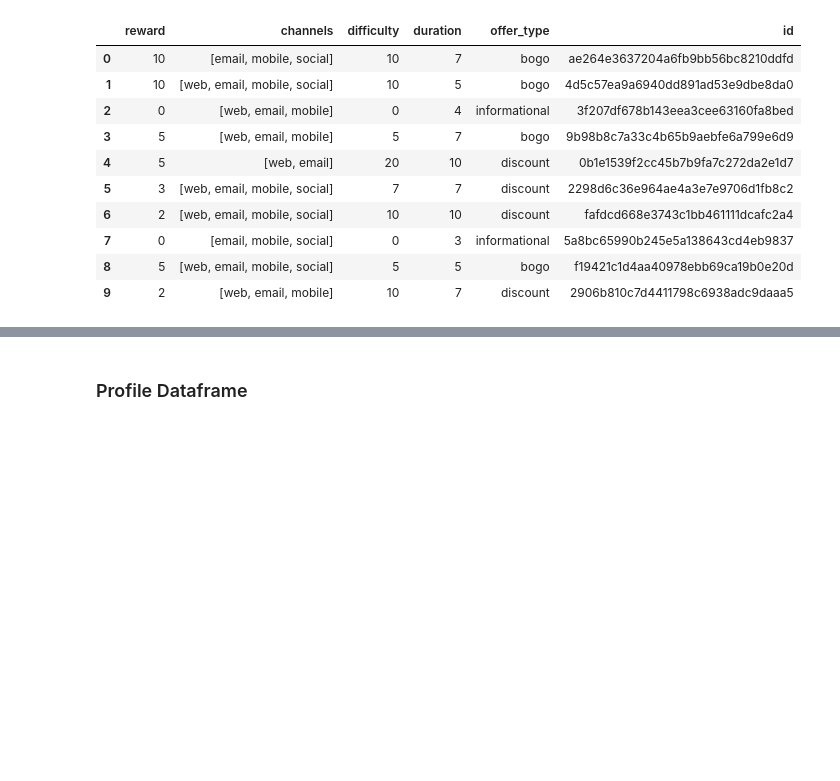
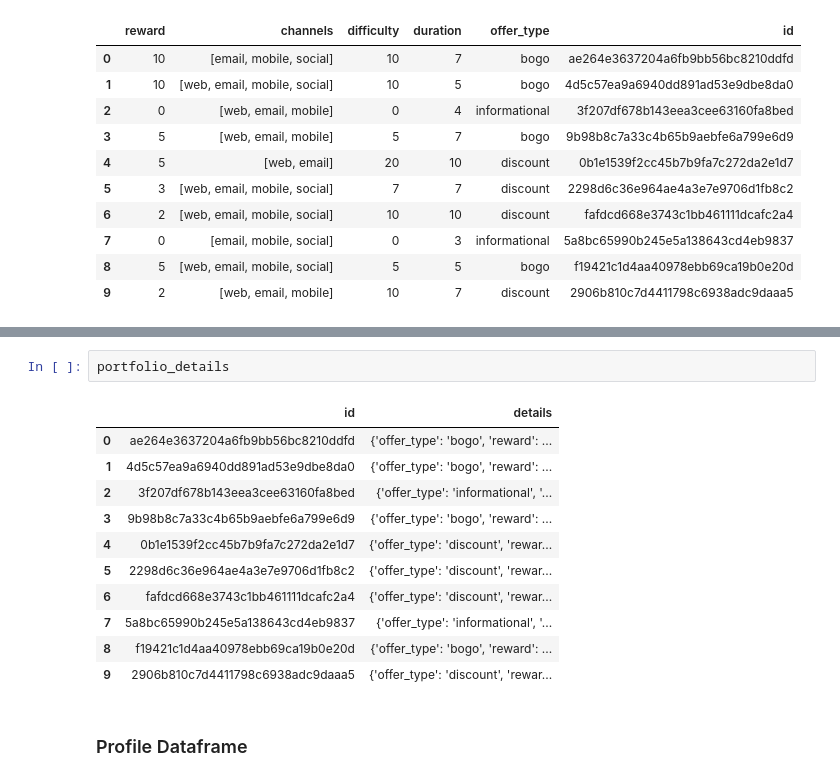
Before and after one commit to atrgz/starbucks_capstone, a Jupyter notebook: Starbucks_Capstone_notebook.ipynb, the cells around one changed output, grey strips where cells are left out. Drawn from its saved outputs; the diff is of its cells as text; blank space fills up the shorter version.

```diff
--- a/Starbucks_Capstone_notebook.ipynb
+++ b/Starbucks_Capstone_notebook.ipynb
@@ -78,3 +75,17 @@ portfolio
+# %%
+portfolio_details
+# %% [output]
+|  | id | details |
+| 0 | ae264e3637204a6fb9bb56bc8210ddfd | {'offer_type': 'bogo', 'reward': ... |
+| 1 | 4d5c57ea9a6940dd891ad53e9dbe8da0 | {'offer_type': 'bogo', 'reward': ... |
+| 2 | 3f207df678b143eea3cee63160fa8bed | {'offer_type': 'informational', '... |
+| 3 | 9b98b8c7a33c4b65b9aebfe6a799e6d9 | {'offer_type': 'bogo', 'reward': ... |
+| 4 | 0b1e1539f2cc45b7b9fa7c272da2e1d7 | {'offer_type': 'discount', 'rewar... |
+| 5 | 2298d6c36e964ae4a3e7e9706d1fb8c2 | {'offer_type': 'discount', 'rewar... |
+| 6 | fafdcd668e3743c1bb461111dcafc2a4 | {'offer_type': 'discount', 'rewar... |
+| 7 | 5a8bc65990b245e5a138643cd4eb9837 | {'offer_type': 'informational', '... |
+| 8 | f19421c1d4aa40978ebb69ca19b0e20d | {'offer_type': 'bogo', 'reward': ... |
+| 9 | 2906b810c7d4411798c6938adc9daaa5 | {'offer_type': 'discount', 'rewar... |
 # %% [markdown]
 ### Profile Dataframe
 # %% [markdown]
```
Also changed, not shown: parts of 12 cells of this notebook.
